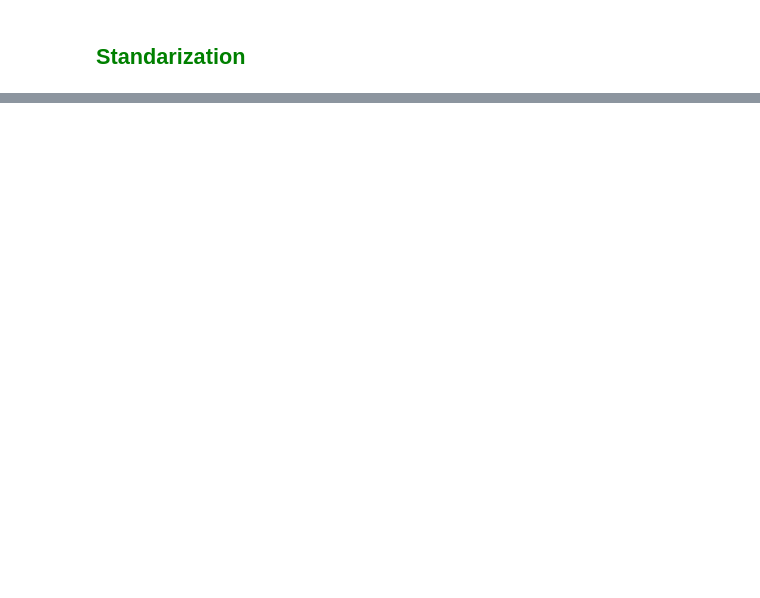
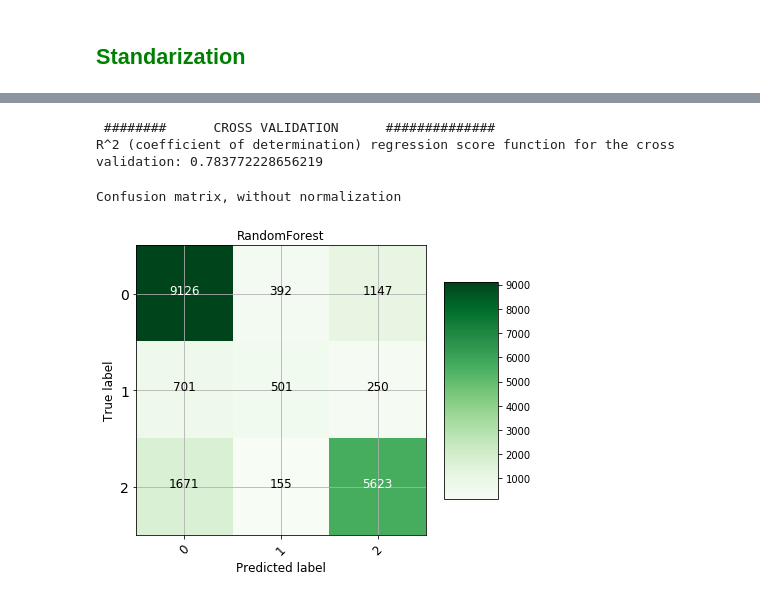
Before and after one commit to PCerralbo/Pump_it_Up_DDriven, a Jupyter notebook: first_attempt.ipynb, the cells around one changed output, grey strips where cells are left out. Drawn from its saved outputs; the diff is of its cells as text; code cells hidden in the pictures; blank space fills up the shorter version.

Commit message:
primer modelo

```diff
--- a/first_attempt.ipynb
+++ b/first_attempt.ipynb
@@ -821,0 +880,6 @@ Index(['amount_tsh', 'gps_height', 'region_code', 'district_code',
+# %%
+# lo unimos todo de nuevo
+train = pd.concat([df_train[num_feats],df_cat_D], axis=1)
+test = pd.concat([df_test[num_feats],df_cat_D_test], axis=1)
+
+y=df_train.status_group
@@ -821,0 +935,3 @@ Index(['amount_tsh', 'gps_height', 'region_code', 'district_code',
+# %%
+# PRIMER MODELO LINEAL I ALGUNOS RESULTADOS
+X_train, X_test, y_train, y_test = train_test_split(train, y, test_size=0.33, random_state=42)
@@ -821,0 +997,39 @@ Index(['amount_tsh', 'gps_height', 'region_code', 'district_code',
+# %%
+if all_models:
+    knC=KNeighborsClassifier(n_jobs=-1)
+
+    #CV R2
+    results_accuracy = cross_val_score(knC, X_train, y_train, cv=2, scoring='accuracy')
+
+    print (' ########      CROSS VALIDATION      ############## ')
+    print('R^2 (coefficient of determination) regression score function for the cross validation:',results_accuracy.mean())
+
+    # FIT AND PREDICT
+    knC.fit(X_train,y_train)
+    pred_knC= knC.predict(X_test)
+
+    plot_confusion_matrix(confusion_matrix(y_test, pred_knC),
+                      classes=[0,1,2],title = 'Kneighbours', normalize=False)
+    plt.show()
+# %%
+rdf=RandomForestClassifier(n_estimators=100,criterion='entropy',n_jobs=-1)
+
+#CV R2
+results_accuracy = cross_val_score(rdf, X_train, y_train, cv=10, scoring='accuracy')
+
+print (' ########      CROSS VALIDATION      ############## ')
+print('R^2 (coefficient of determination) regression score function for the cross validation:',results_accuracy.mean())
+
+# FIT AND PREDICT
+rdf.fit(X_train,y_train)
+pred_rdf= rdf.predict(X_test)
+# %% [output]
+ ########      CROSS VALIDATION      ##############
+R^2 (coefficient of determination) regression score function for the cross validation: 0.783772228656219
+# %%
+plot_confusion_matrix(confusion_matrix(y_test, pred_rdf),
+                      classes=[0,1,2],title = 'RandomForest', normalize=False)
+plt.show()
+# %% [output]
+Confusion matrix, without normalization
+[figure, added]
```
Also changed, not shown: parts of 50 cells of this notebook, 1 other file.
